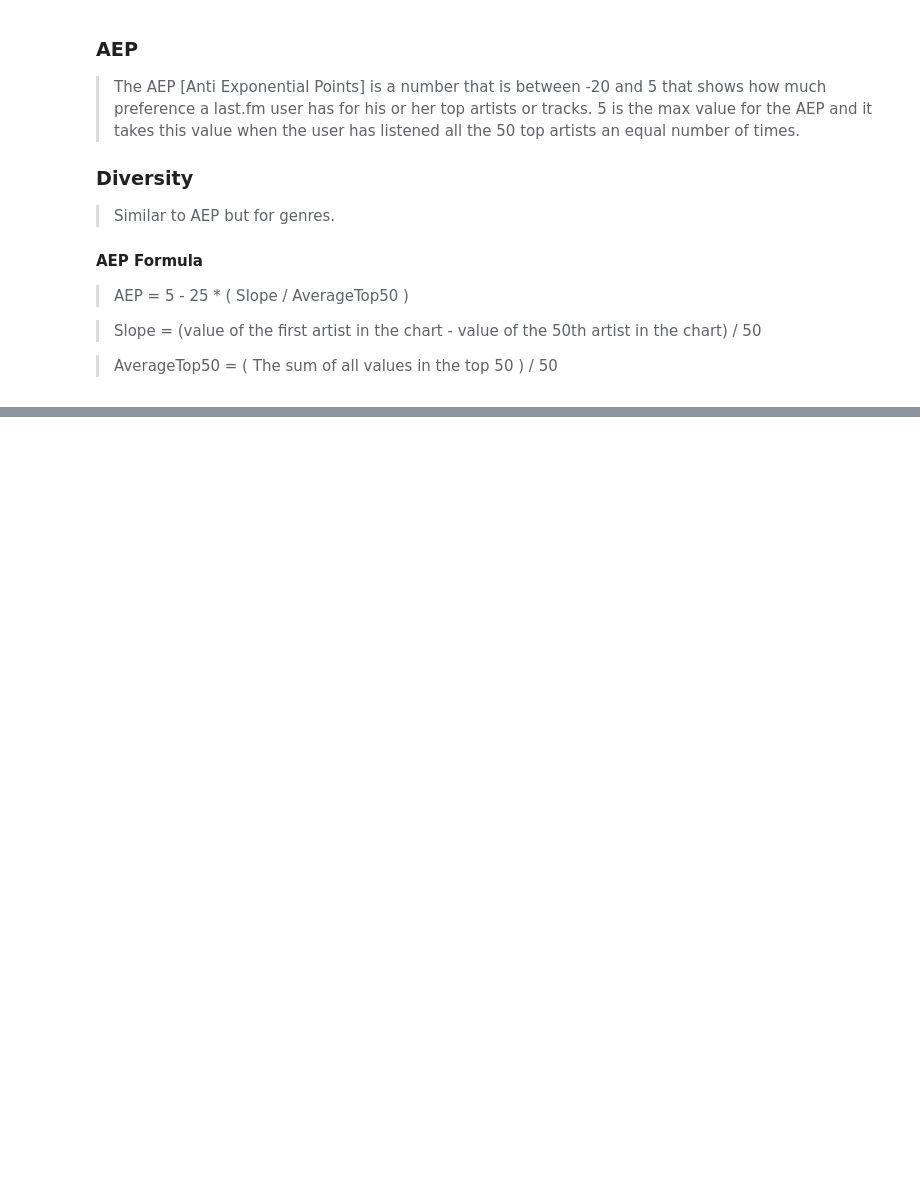
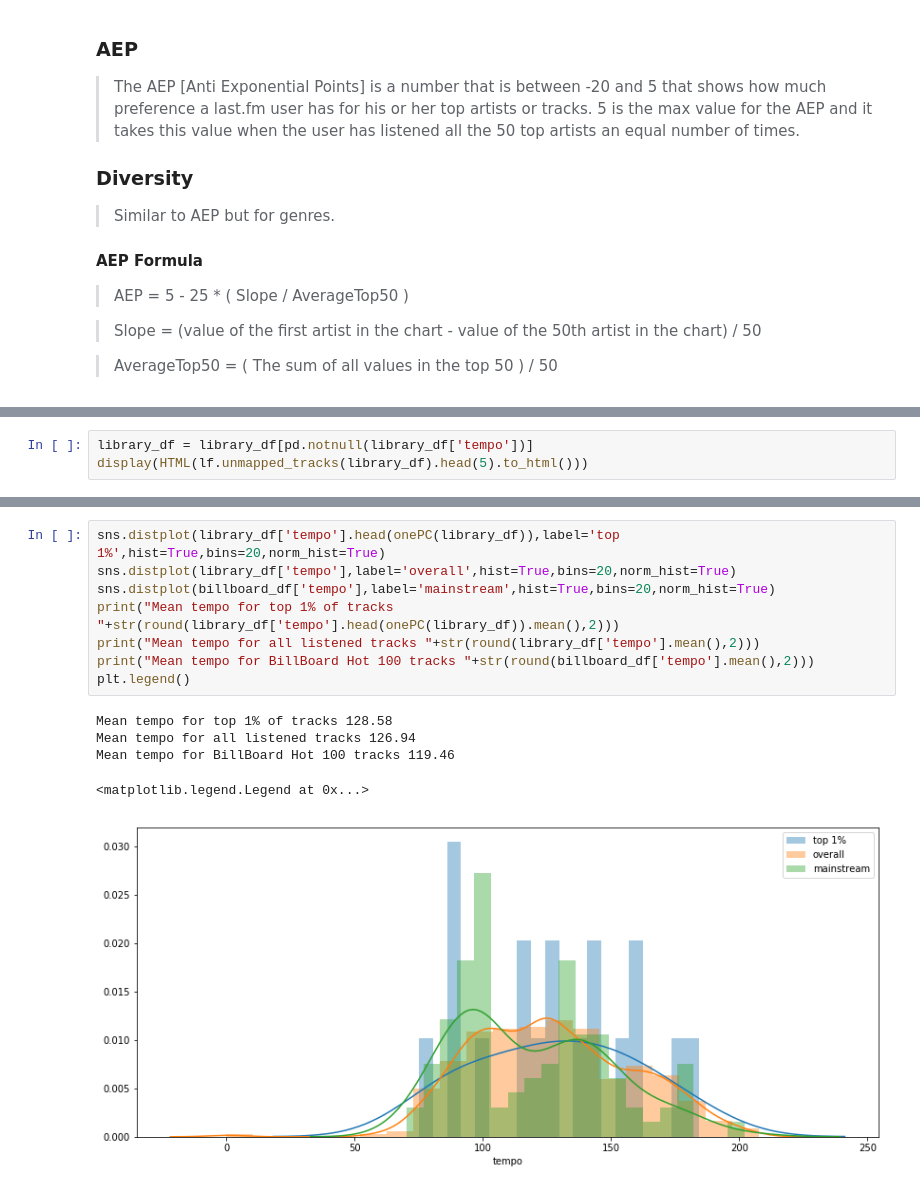
Before and after one commit to madhan001/lfmxtractplus-examples, a Jupyter notebook: music_listening_history_analysis.ipynb, the cells around one changed output, grey strips where cells are left out. Saved outputs shown, nothing was run; the diff lists cells and outputs as text; blank space fills up the shorter version.

```diff
--- a/music_listening_history_analysis.ipynb
+++ b/music_listening_history_analysis.ipynb
@@ -435,0 +458,3 @@ AEP for tracks 4.04
+# %%
+library_df = library_df[pd.notnull(library_df['tempo'])]
+display(HTML(lf.unmapped_tracks(library_df).head(5).to_html()))
@@ -435,0 +469,14 @@ AEP for tracks 4.04
+# %%
+sns.distplot(library_df['tempo'].head(onePC(library_df)),label='top 1%',hist=True,bins=20,norm_hist=True)
+sns.distplot(library_df['tempo'],label='overall',hist=True,bins=20,norm_hist=True)
+sns.distplot(billboard_df['tempo'],label='mainstream',hist=True,bins=20,norm_hist=True)
+print("Mean tempo for top 1% of tracks "+str(round(library_df['tempo'].head(onePC(library_df)).mean(),2)))
+print("Mean tempo for all listened tracks "+str(round(library_df['tempo'].mean(),2)))
+print("Mean tempo for BillBoard Hot 100 tracks "+str(round(billboard_df['tempo'].mean(),2)))
+plt.legend()
+# %% [output]
+Mean tempo for top 1% of tracks 128.58
+Mean tempo for all listened tracks 126.94
+Mean tempo for BillBoard Hot 100 tracks 119.46
+<matplotlib.legend.Legend at 0x...>
+[figure, added]
```
Also changed, not shown: parts of 42 cells of this notebook.
